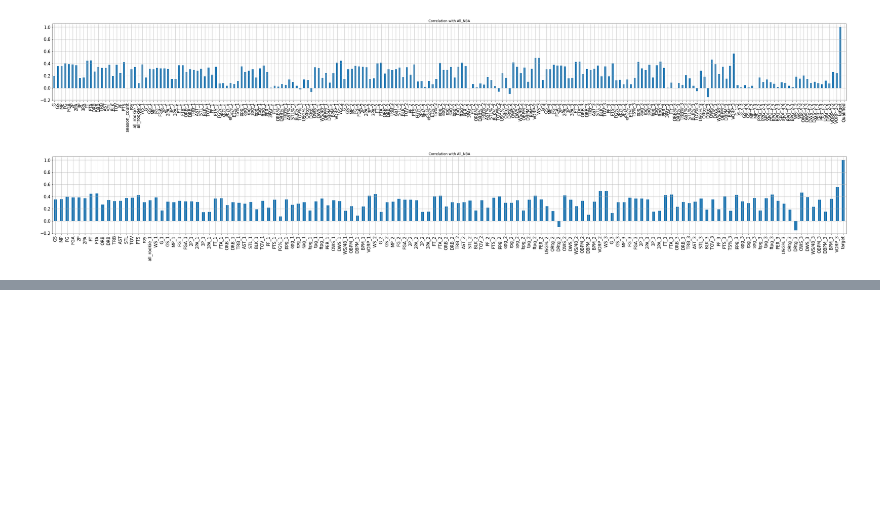
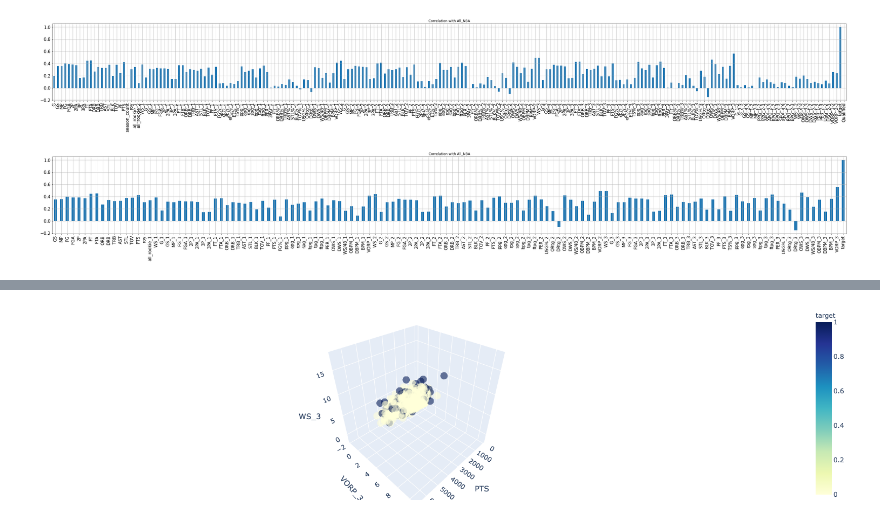
Before and after one commit to rylewww/Modeling-The-NBA-Leap, a Jupyter notebook: EDA.ipynb, the cells around one changed output, grey strips where cells are left out. Saved outputs shown, nothing was run; the diff lists cells and outputs as text; code cells hidden in the pictures; blank space fills up the shorter version.

```diff
--- a/EDA.ipynb
+++ b/EDA.ipynb
@@ -73,7 +77,7 @@ df_final[cols].corrwith(df_final[cols].target).plot.bar(figsize = (50, 5), title
 # %% [output]
 [figure]
 # %%
-fig = px.scatter_3d(df_final, x='PTS', y='VORP_3', z='WS_3', color='target', size_max=18, opacity=0.6,\
+fig = px.scatter_3d(df_final, x='PTS', y='VORP_3', z='WS_3', color='target', size_max=10, opacity=0.6,\
                    color_continuous_scale='YlGnBu')
 fig.update_layout(margin=dict(l=0, r=0, b=0, t=0))
 fig.show()
@@ -82,0 +85 @@ fig.show()
+[figure, added]
```
Also changed, not shown: parts of 6 cells of this notebook, 1 other file.
